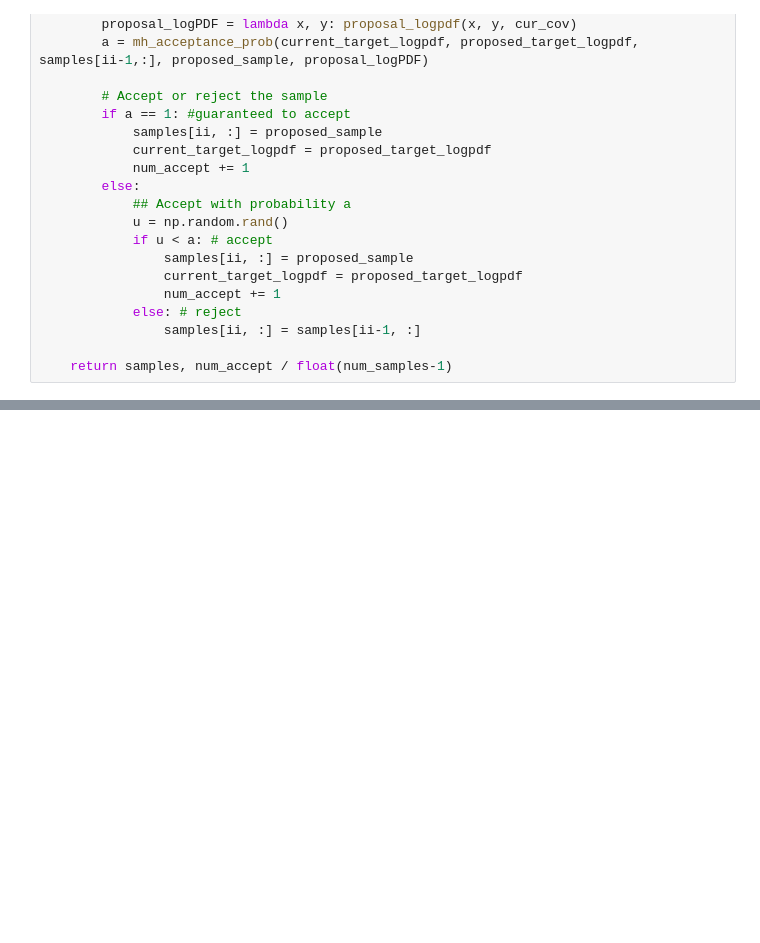
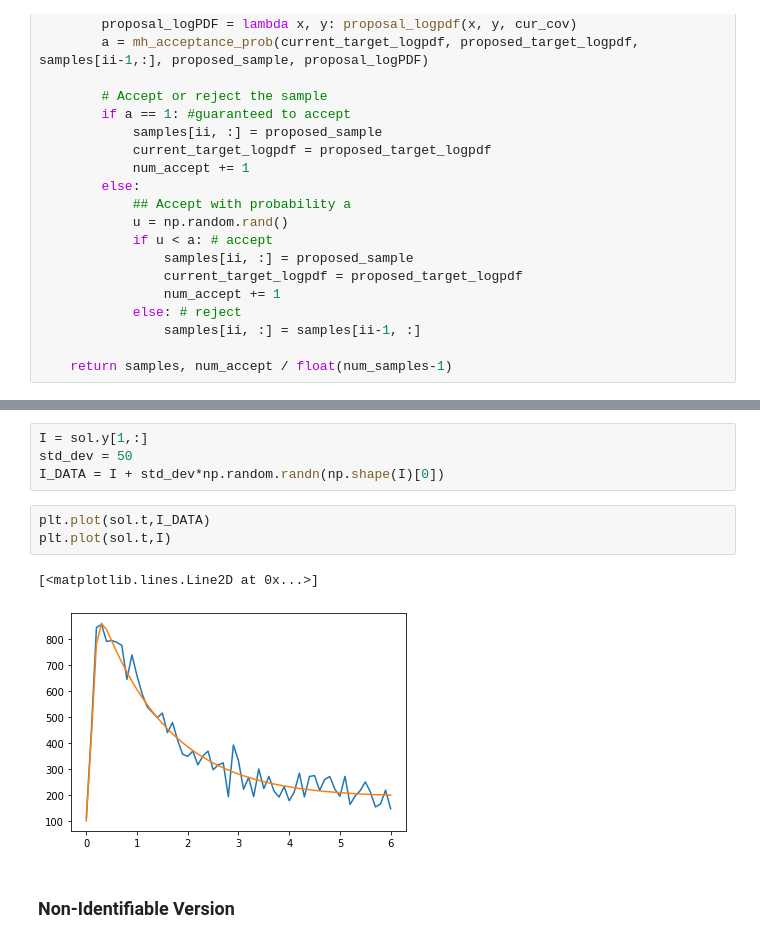
Before and after one commit to hardikparwana/aerosp567, a Jupyter notebook: Project 2/Project2_2.ipynb, the cells around one changed output, grey strips where cells are left out. Cells and saved outputs as stored; diff of their text form; blank space fills up the shorter version.

```diff
--- a/Project 2/Project2_2.ipynb
+++ b/Project 2/Project2_2.ipynb
@@ -413,0 +450,12 @@ def delayed_rejection_mhmcmc(starting_sample, starting_cov, num_samples, target_
+# %%
+I = sol.y[1,:]
+std_dev = 50
+I_DATA = I + std_dev*np.random.randn(np.shape(I)[0])
+# %%
+plt.plot(sol.t,I_DATA)
+plt.plot(sol.t,I)
+# %% [output]
+[<matplotlib.lines.Line2D at 0x...>]
+[figure, added]
+# %% [markdown]
+### Non-Identifiable Version
```
Also changed, not shown: parts of 28 cells of this notebook.
